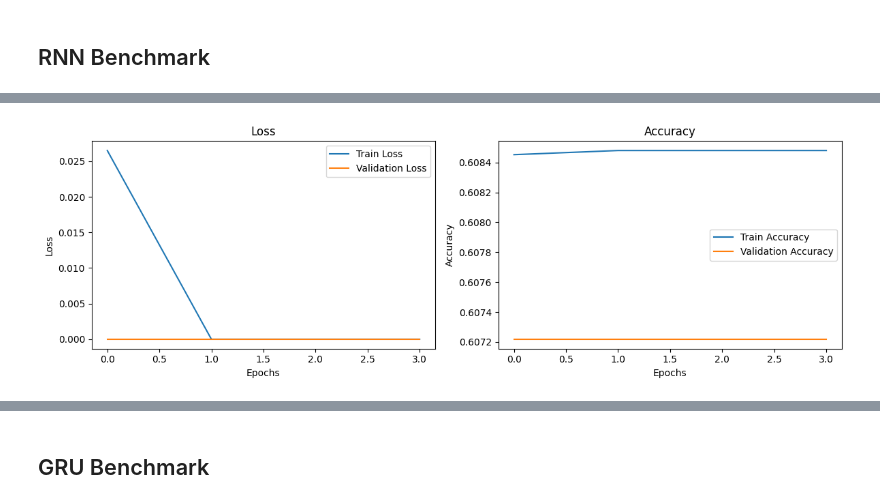
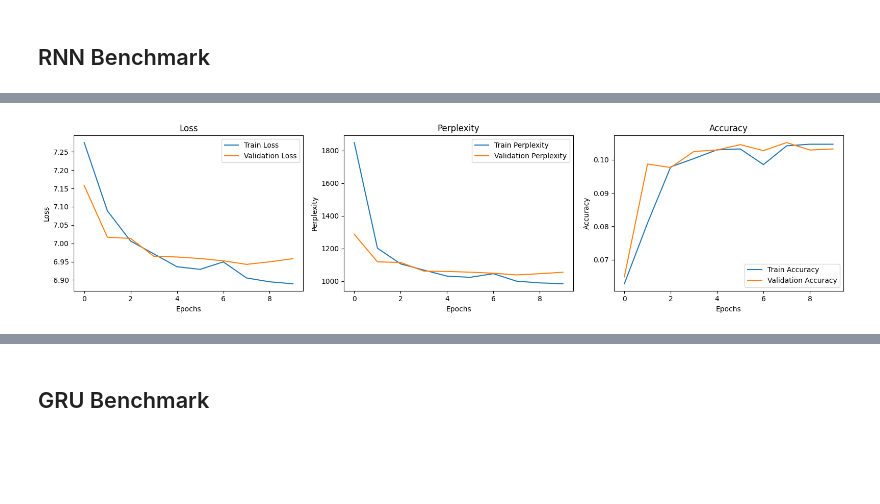
Before and after one commit to danielathome19/Engram-Neural-Network, a Jupyter notebook: examples/sequence.ipynb, the cells around one changed output, grey strips where cells are left out. Saved outputs shown, nothing was run; the diff lists cells and outputs as text; code cells hidden in the pictures; blank space fills up the shorter version.

```diff
--- a/examples/sequence.ipynb
+++ b/examples/sequence.ipynb
@@ -241,30 +275,32 @@ plt.show()
 # Create an RNN model that is comparable to the ENN
 rnn_model = keras.Sequential([
     keras.layers.SimpleRNN(128, input_shape=(32, 1), return_sequences=True),
-    keras.layers.SimpleRNN(128),
-    keras.layers.Dense(vocab_size, activation='softmax')
+    keras.layers.SimpleRNN(128, return_sequences=True),
+    keras.layers.TimeDistributed(keras.layers.Dense(vocab_size, activation='softmax'))
 ])
 
 rnn_early_stopping = keras.callbacks.EarlyStopping(
-    monitor='val_loss',
+    monitor='val_perplexity',
     patience=3,
-    restore_best_weights=True
+    restore_best_weights=True,
+    mode='min'
 )
 rnn_lr_scheduler = keras.callbacks.ReduceLROnPlateau(
-    monitor='val_loss',
+    monitor='val_perplexity',
     factor=0.5,
     patience=2,
-    min_lr=1e-5
+    min_lr=1e-5,
+    mode='min'
 )
 
 rnn_model.compile(
     optimizer=keras.optimizers.Adam(learning_rate=0.001, clipnorm=1.0),
     loss='sparse_categorical_crossentropy',
-    metrics=['accuracy']
+    metrics=['accuracy', perplexity]
 )
 rnn_model.summary()
 plot_model(rnn_model, show_shapes=True, show_layer_names=True, expand_nested=True, to_file='examples/out/wikitext_rnn_model.png')
-#Image(filename='examples/out/wikitext_rnn_model.png', width=800
+#Image(filename='examples/out/wikitext_rnn_model.png', width=800)
 # %% [output]
 Model: "sequential_1"
 ┏━━━━━━━━━━━━━━━━━━━━━━━━━━━━━━━━━┳━━━━━━━━━━━━━━━━━━━━━━━━┳━━━━━━━━━━━━━━━┓
@@ -287,7 +324,7 @@ rnn_history = rnn_model.fit(
     X_train,
     y_train,
     epochs=10,
-    batch_size=64,
+    batch_size=128,
     validation_split=0.2,
     callbacks=[rnn_early_stopping, rnn_lr_scheduler]
 )
@@ -306,23 +351,29 @@ Training time: 669.20 seconds
 # %%
 # Plot the training history
-plt.figure(figsize=(12, 4))
-plt.subplot(1, 2, 1)
+plt.figure(figsize=(16, 4))
+plt.subplot(1, 3, 1)
 plt.plot(rnn_history.history['loss'], label='Train Loss')
 plt.plot(rnn_history.history['val_loss'], label='Validation Loss')
 plt.title('Loss')
 plt.xlabel('Epochs')
 plt.ylabel('Loss')
 plt.legend()
-plt.subplot(1, 2, 2)
+plt.subplot(1, 3, 2)
+plt.plot(rnn_history.history['perplexity'], label='Train Perplexity')
+plt.plot(rnn_history.history['val_perplexity'], label='Validation Perplexity')
+plt.title('Perplexity')
+plt.xlabel('Epochs')
+plt.ylabel('Perplexity')
+plt.legend()
+plt.subplot(1, 3, 3)
 plt.plot(rnn_history.history['accuracy'], label='Train Accuracy')
 plt.plot(rnn_history.history['val_accuracy'], label='Validation Accuracy')
 plt.title('Accuracy')
 plt.xlabel('Epochs')
 plt.ylabel('Accuracy')
 plt.legend()
 plt.tight_layout()
 plt.savefig('examples/out/wikitext_rnn_training_history.png')
 plt.show()
-# Note: 0 Loss Likely Means Softmax Saturation, Not Overfitting
 # %% [output]
-[figure, old version]
+[figure, new version]
```
Also changed, not shown: parts of 24 cells of this notebook, 3 other files.
